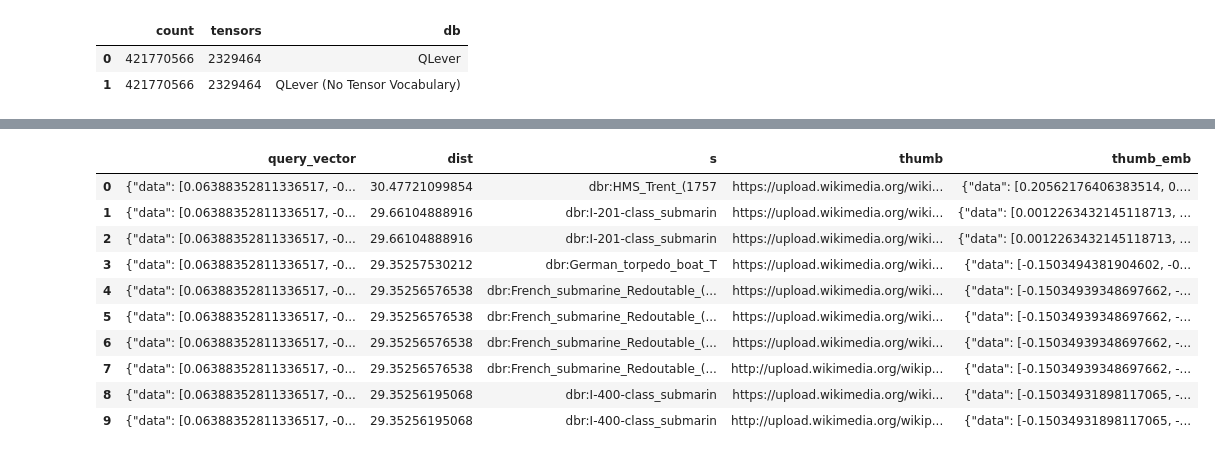
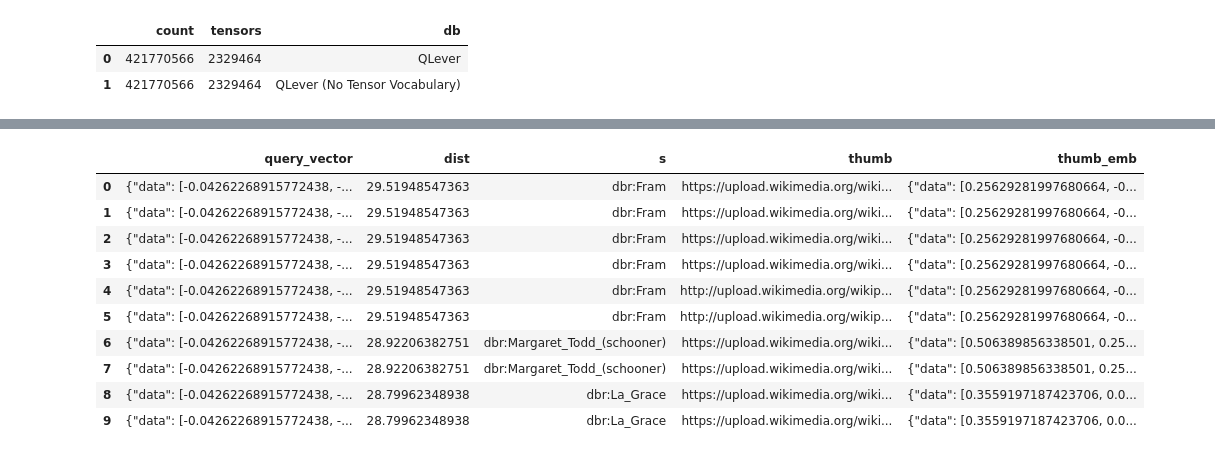
Before and after one commit to Dakantz/Dense-KG-Vector-DB, a Jupyter notebook: benchmarks/dbpedia/run_dbpedia_timings.ipynb, the cells around one changed output, grey strips where cells are left out. Saved outputs shown, nothing was run; the diff lists cells and outputs as text; code cells hidden in the pictures.

Commit message:
Also refactor everything to tensor Index

```diff
--- a/benchmarks/dbpedia/run_dbpedia_timings.ipynb
+++ b/benchmarks/dbpedia/run_dbpedia_timings.ipynb
@@ -178,3 +184,17 @@ Column selected: ['power', 'size', 'full_size', 'full_number_of_tensors']
 |  | Power | Generation $t$ | $n$ | $n_{tensors}$ |
 | 0 | 8 | 421770566 | 421770566 | 2329464 |
 | 1 | 8 | 421770566 | 421770566 | 2329464 |
+# %%
+with db_qlever as db:
+    timings = []
+    for _ in tqdm.tqdm(range(5)):
+        start = time.time()
+        r = db.query_auto(
+            query_difficulty=QUERY_DIFFICULTY.EASY,
+            query_type=QUERY_TYPE.INDEX,
+            tensor=test_tensor,
+        )
+        end = time.time()
+        timings.append(end - start)
+print("Timings avg:", sum(timings) / len(timings))
+r
@@ -229,19 +275,19 @@ with dbs[0] as db:
 PREFIX dbr: <http://dbpedia.org/resource/>
 PREFIX dbo: <http://dbpedia.org/ontology/>
 PREFIX dtf: <https://w3id.org/rdf-tensor/functions#>
-PREFIX tensorSearch: <https://qlever.cs.uni-freiburg.de/tensorSearch/>
+PREFIX tensorIndex: <https://qlever.cs.uni-freiburg.de/tensorIndex/>
 SELECT * WHERE {{
-SERVICE tensorSearch: {{
-    _:config tensorSearch:numNN 10 ;
-    tensorSearch:left ?query_vector ;
-    tensorSearch:bindDistance ?dist ;
-    tensorSearch:payload ?s, ?thumb ;
-    tensorSearch:searchK 64 ;
-    tensorSearch:nTrees 128 ;
-    # tensorSearch:experimentalRightCacheName "easy_index_dbpedia" ;
-    tensorSearch:right ?thumb_emb ;
-    tensorSearch:algorithm tensorSearch:faiss ;
-    tensorSearch:distance tensorSearch:dot .
+SERVICE tensorIndex: {{
+    _:config tensorIndex:numNN 10 ;
+    tensorIndex:left ?query_vector ;
+    tensorIndex:bindDistance ?dist ;
+    tensorIndex:payload ?s, ?thumb ;
+    tensorIndex:searchK 64 ;
+    tensorIndex:kIVF 128 ;
+    # tensorIndex:experimentalRightCacheName "easy_index_dbpedia" ;
+    tensorIndex:right ?thumb_emb ;
+    tensorIndex:algorithm tensorIndex:ivf ;
+    tensorIndex:distance tensorIndex:dot .
        {{
             ?s a dbo:Ship ;
             dbo:thumbnail_embedding ?thumb_emb ;
@@ -271,14 +316,14 @@ res
 |  | query_vector | dist | s | thumb | thumb_emb |
-| 0 | {"data": [0.06388352811336517, -0... | 30.47721099854 | dbr:HMS_Trent_(1757 | https://upload.wikimedia.org/wiki... | {"data": [0.20562176406383514, 0.... |
-| 1 | {"data": [0.06388352811336517, -0... | 29.66104888916 | dbr:I-201-class_submarin | https://upload.wikimedia.org/wiki... | {"data": [0.0012263432145118713, ... |
-| 2 | {"data": [0.06388352811336517, -0... | 29.66104888916 | dbr:I-201-class_submarin | https://upload.wikimedia.org/wiki... | {"data": [0.0012263432145118713, ... |
-| 3 | {"data": [0.06388352811336517, -0... | 29.35257530212 | dbr:German_torpedo_boat_T | https://upload.wikimedia.org/wiki... | {"data": [-0.1503494381904602, -0... |
-| 4 | {"data": [0.06388352811336517, -0... | 29.35256576538 | dbr:French_submarine_Redoutable_(... | https://upload.wikimedia.org/wiki... | {"data": [-0.15034939348697662, -... |
-| 5 | {"data": [0.06388352811336517, -0... | 29.35256576538 | dbr:French_submarine_Redoutable_(... | https://upload.wikimedia.org/wiki... | {"data": [-0.15034939348697662, -... |
-| 6 | {"data": [0.06388352811336517, -0... | 29.35256576538 | dbr:French_submarine_Redoutable_(... | https://upload.wikimedia.org/wiki... | {"data": [-0.15034939348697662, -... |
-| 7 | {"data": [0.06388352811336517, -0... | 29.35256576538 | dbr:French_submarine_Redoutable_(... | http://upload.wikimedia.org/wikip... | {"data": [-0.15034939348697662, -... |
-| 8 | {"data": [0.06388352811336517, -0... | 29.35256195068 | dbr:I-400-class_submarin | https://upload.wikimedia.org/wiki... | {"data": [-0.15034931898117065, -... |
-| 9 | {"data": [0.06388352811336517, -0... | 29.35256195068 | dbr:I-400-class_submarin | http://upload.wikimedia.org/wikip... | {"data": [-0.15034931898117065, -... |
+| 0 | {"data": [-0.04262268915772438, -... | 29.51948547363 | dbr:Fram | https://upload.wikimedia.org/wiki... | {"data": [0.25629281997680664, -0... |
+| 1 | {"data": [-0.04262268915772438, -... | 29.51948547363 | dbr:Fram | https://upload.wikimedia.org/wiki... | {"data": [0.25629281997680664, -0... |
+| 2 | {"data": [-0.04262268915772438, -... | 29.51948547363 | dbr:Fram | https://upload.wikimedia.org/wiki... | {"data": [0.25629281997680664, -0... |
+| 3 | {"data": [-0.04262268915772438, -... | 29.51948547363 | dbr:Fram | https://upload.wikimedia.org/wiki... | {"data": [0.25629281997680664, -0... |
+| 4 | {"data": [-0.04262268915772438, -... | 29.51948547363 | dbr:Fram | http://upload.wikimedia.org/wikip... | {"data": [0.25629281997680664, -0... |
+| 5 | {"data": [-0.04262268915772438, -... | 29.51948547363 | dbr:Fram | http://upload.wikimedia.org/wikip... | {"data": [0.25629281997680664, -0... |
+| 6 | {"data": [-0.04262268915772438, -... | 28.92206382751 | dbr:Margaret_Todd_(schooner) | https://upload.wikimedia.org/wiki... | {"data": [0.506389856338501, 0.25... |
+| 7 | {"data": [-0.04262268915772438, -... | 28.92206382751 | dbr:Margaret_Todd_(schooner) | https://upload.wikimedia.org/wiki... | {"data": [0.506389856338501, 0.25... |
+| 8 | {"data": [-0.04262268915772438, -... | 28.79962348938 | dbr:La_Grace | https://upload.wikimedia.org/wiki... | {"data": [0.3559197187423706, 0.0... |
+| 9 | {"data": [-0.04262268915772438, -... | 28.79962348938 | dbr:La_Grace | https://upload.wikimedia.org/wiki... | {"data": [0.3559197187423706, 0.0... |
 # %%
 res.to_csv(Path("scratch") / "dbpedia_results_index.csv", index=False)
 # %%
```
Also changed, not shown: parts of 53 cells of this notebook, 11 other files.
